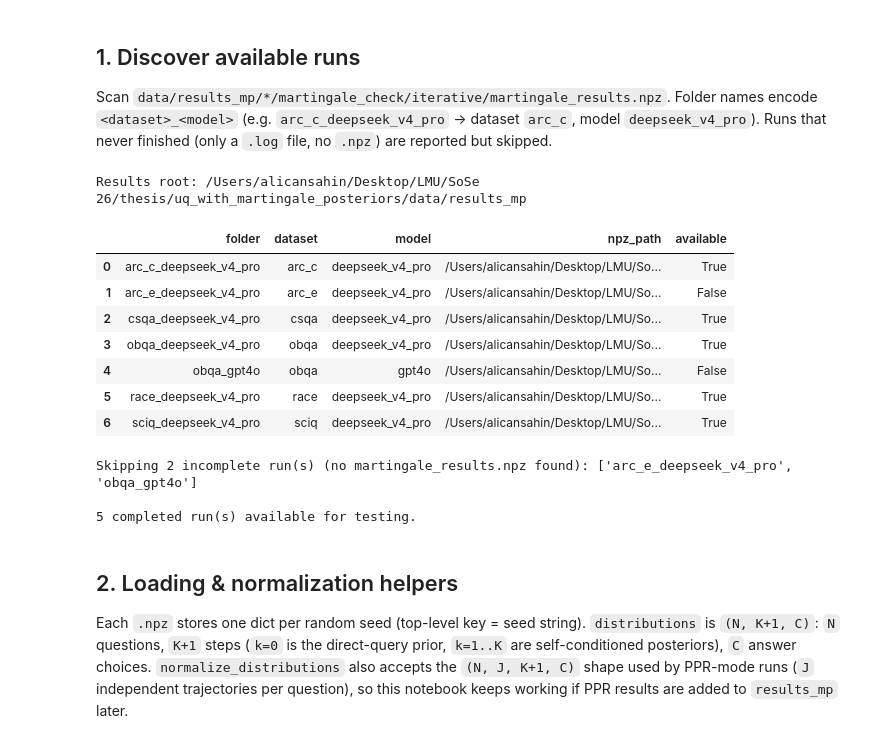
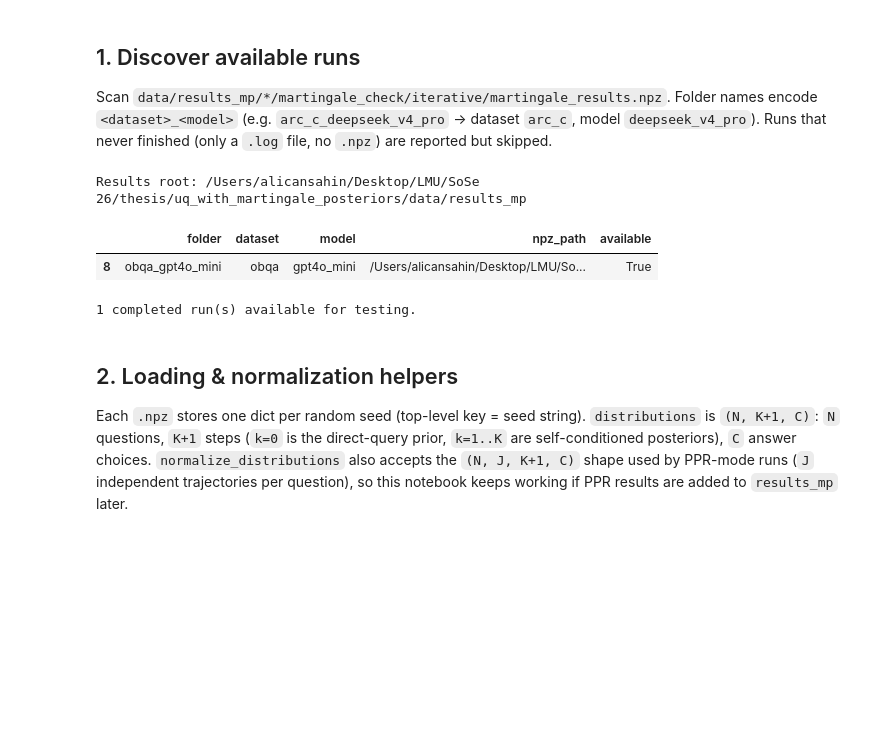
Before and after one commit to alicansahin1602/uq_with_martingale_posteriors, a Jupyter notebook: tools/martingale_property_test.ipynb, the cells around one changed output. Cells and saved outputs as stored; diff of their text form; code cells hidden in the pictures; blank space fills up the shorter version.

```diff
--- a/tools/martingale_property_test.ipynb
+++ b/tools/martingale_property_test.ipynb
@@ -56,47 +57,50 @@ Folder names encode `<dataset>_<model>` (e.g. `arc_c_deepseek_v4_pro` →
 dataset `arc_c`, model `deepseek_v4_pro`). Runs that never finished (only a
 `.log` file, no `.npz`) are reported but skipped.
 # %%
+RUN_TYPE = 'iterative'
 RESULTS_ROOT = osp.abspath(osp.join("..", "data", "results_mp"))
+MODEL_NAME = "gpt4o_mini" # All or specific model name
+
+
 print("Results root:", RESULTS_ROOT)
 
 _KNOWN_DATASETS = sorted(
     ["arc_c", "arc_e", "csqa", "obqa", "race", "sciq"], key=len, reverse=True
 )
 
 def parse_run_folder(folder_name: str):
     """Split '<dataset>_<model>' into (dataset, model) using known dataset codes."""
     for ds in _KNOWN_DATASETS:
         prefix = ds + "_"
         if folder_name.startswith(prefix):
             return ds, folder_name[len(prefix):]
     return folder_name, "unknown"
 
 all_run_dirs = sorted(glob.glob(osp.join(RESULTS_ROOT, "*")))
+
 registry_rows = []
 for run_dir in all_run_dirs:
     folder = osp.basename(run_dir)
     dataset, model = parse_run_folder(folder)
-    npz_path = osp.join(run_dir, "martingale_check", "iterative", "martingale_results.npz")
+    npz_path = osp.join(run_dir, "martingale_check", RUN_TYPE, "martingale_results.npz")
     registry_rows.append({
         "folder": folder,
         "dataset": dataset,
         "model": model,
         "npz_path": npz_path,
         "available": osp.exists(npz_path),
     })
 
 registry = pd.DataFrame(registry_rows)
+
+if MODEL_NAME != "all":
+    registry = registry[registry["model"] == MODEL_NAME]
+
 registry
 # %% [output]
 Results root: /Users/alicansahin/Desktop/LMU/SoSe 26/thesis/uq_with_martingale_posteriors/data/results_mp
 |  | folder | dataset | model | npz_path | available |
-| 0 | arc_c_deepseek_v4_pro | arc_c | deepseek_v4_pro | /Users/alicansahin/Desktop/LMU/So... | True |
-| 1 | arc_e_deepseek_v4_pro | arc_e | deepseek_v4_pro | /Users/alicansahin/Desktop/LMU/So... | False |
-| 2 | csqa_deepseek_v4_pro | csqa | deepseek_v4_pro | /Users/alicansahin/Desktop/LMU/So... | True |
-| 3 | obqa_deepseek_v4_pro | obqa | deepseek_v4_pro | /Users/alicansahin/Desktop/LMU/So... | True |
-| 4 | obqa_gpt4o | obqa | gpt4o | /Users/alicansahin/Desktop/LMU/So... | False |
-| 5 | race_deepseek_v4_pro | race | deepseek_v4_pro | /Users/alicansahin/Desktop/LMU/So... | True |
-| 6 | sciq_deepseek_v4_pro | sciq | deepseek_v4_pro | /Users/alicansahin/Desktop/LMU/So... | True |
+| 8 | obqa_gpt4o_mini | obqa | gpt4o_mini | /Users/alicansahin/Desktop/LMU/So... | True |
 # %%
 missing = registry.loc[~registry["available"], "folder"].tolist()
 if missing:
@@ -105,9 +109,7 @@ if missing:
 registry = registry[registry["available"]].reset_index(drop=True)
 print(f"\n{len(registry)} completed run(s) available for testing.")
 # %% [output]
-Skipping 2 incomplete run(s) (no martingale_results.npz found): ['arc_e_deepseek_v4_pro', 'obqa_gpt4o']
-
-5 completed run(s) available for testing.
+1 completed run(s) available for testing.
 # %% [markdown]
 ## 2. Loading & normalization helpers
 
```
Also changed, not shown: parts of 26 cells of this notebook, 51 other files.
